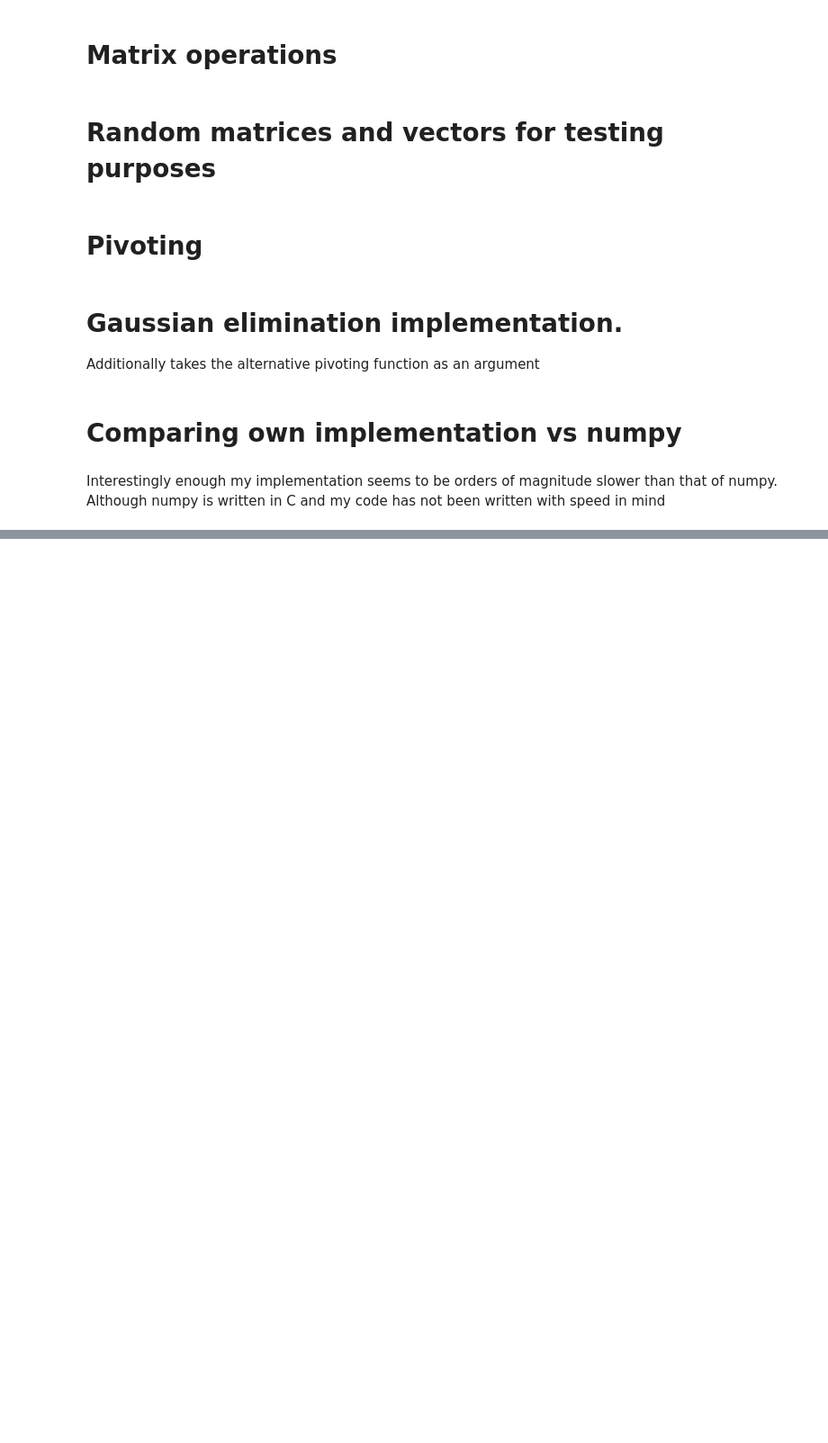
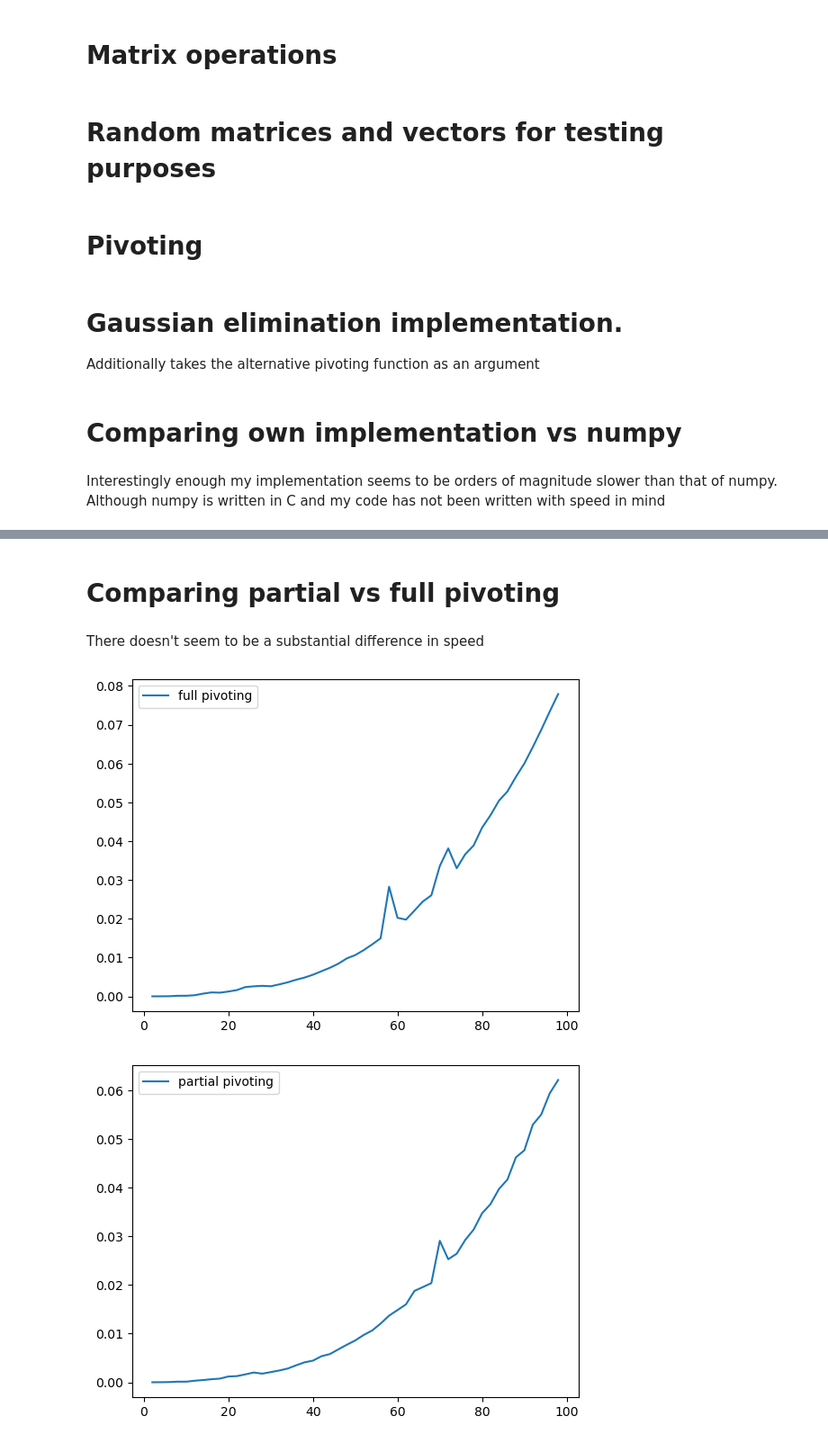
Before and after one commit to rembab/Computational-Methods-in-Science-and-Technology, a Jupyter notebook: lab2/zad1.ipynb, the cells around one changed output, grey strips where cells are left out. Shown at 90% size. Drawn from its saved outputs; the diff is of its cells as text; code cells hidden in the pictures; blank space fills up the shorter version.

```diff
--- a/lab2/zad1.ipynb
+++ b/lab2/zad1.ipynb
@@ -147,0 +149,37 @@ compare_exec_times()
+# %% [markdown]
+# Comparing partial vs full pivoting
+# %% [markdown]
+There doesn't seem to be a substantial difference in speed
+# %%
+
+def compare_exec_times_vs_lib():
+    plot_Y1 = []
+    plot_Y2 = []
+
+    Ns = list(range(2,100,2))
+    for N in Ns:
+        X = random_matrix(N)
+        B = random_vector(N)
+        timer = time.time()
+        solve_full(X, B)
+        plot_Y1.append(time.time() - timer)
+        timer = time.time()
+        solve_partial(X, B)
+        plot_Y2.append(time.time() - timer)
+
+    plt.plot(Ns, plot_Y1, label="full pivoting")
+    plt.legend()
+    plt.show()
+    plt.plot(Ns, plot_Y2, label="partial pivoting")
+    plt.legend()
+    plt.show()
+
+    plt.plot(Ns, plot_Y1, label="full pivoting")
+    plt.plot(Ns, plot_Y2, label="partial pivoting")
+    plt.legend()
+    plt.show()
+
+compare_exec_times_vs_lib()
+# %% [output]
+[figure, added]
+[figure, added]
```
Also changed, not shown: parts of 2 cells of this notebook, 8 other files.
